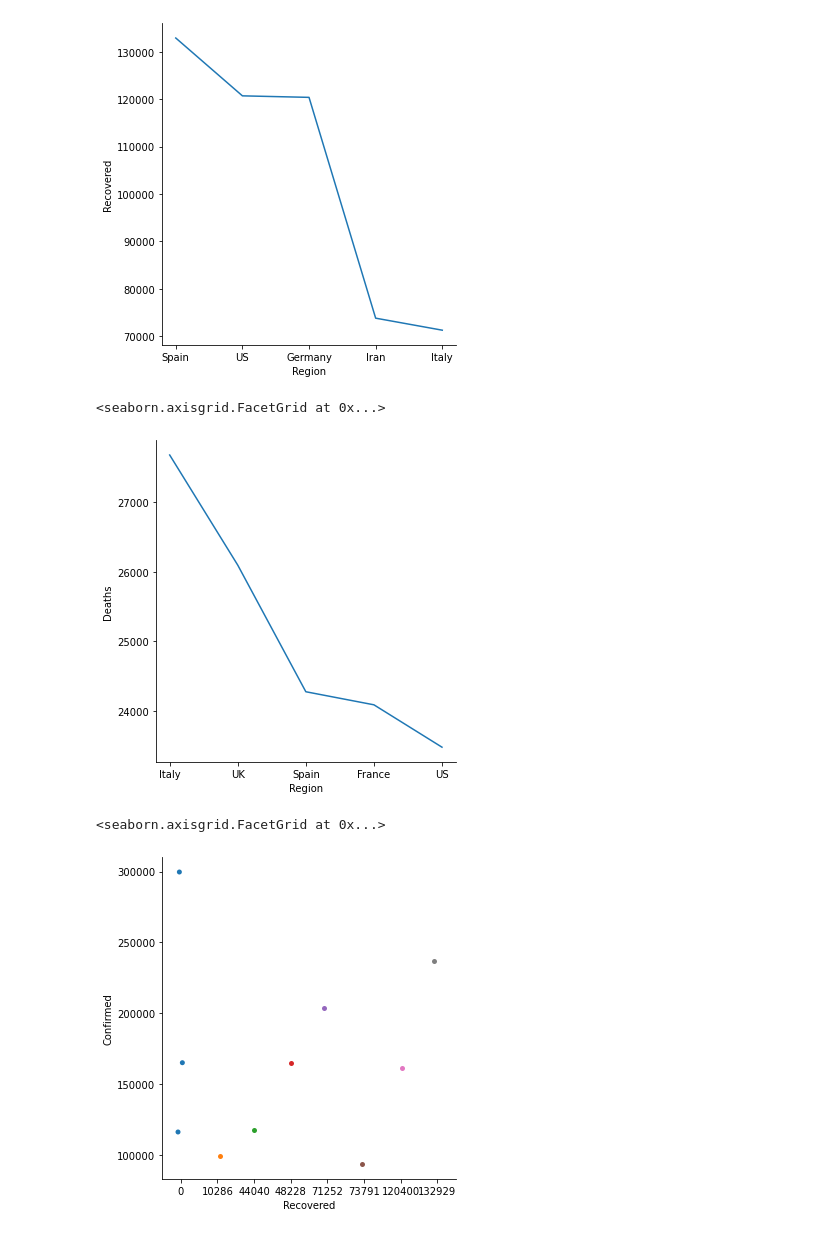
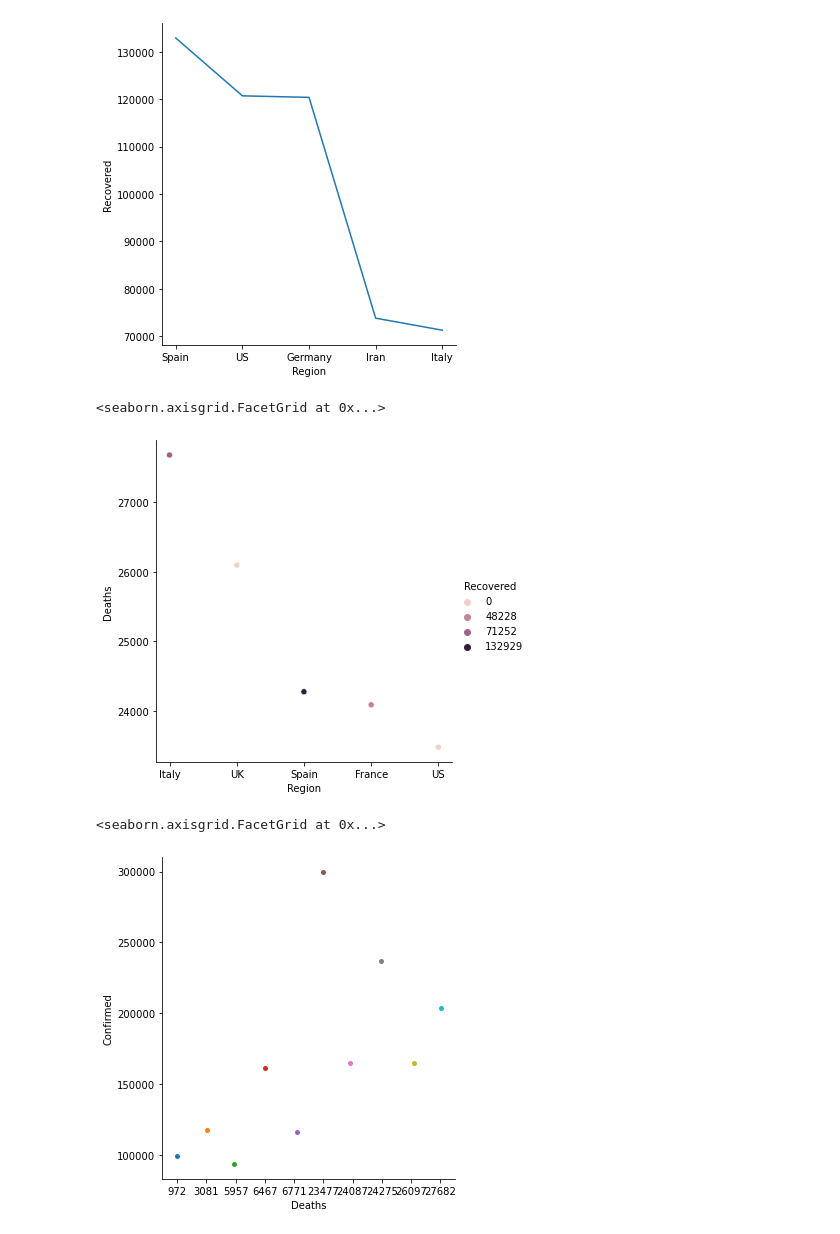
Before and after one commit to prashannakb/Data-science-Project.github.io, a Jupyter notebook: COVID19 Data Analysis-checkpoint.ipynb, the cells around one changed output. Cells and saved outputs as stored; diff of their text form; code cells hidden in the pictures.

```diff
--- a/COVID19 Data Analysis-checkpoint.ipynb
+++ b/COVID19 Data Analysis-checkpoint.ipynb
@@ -191,13 +184,13 @@ s.relplot(x="Region",y="Recovered",kind='line',data=Data.sort_values(by=['Recove
 [figure]
 # %%
 #Relaton Between Death Case And top 5 region
-s.relplot(x="Region",y="Deaths",kind='line',data=Data.sort_values(by=['Deaths'], ascending=False).head(5))
+s.relplot(x="Region",y="Deaths",hue="Recovered",data=Data.sort_values(by=['Deaths'], ascending=False).head(5))
 # %% [output]
 <seaborn.axisgrid.FacetGrid at 0x...>
-[figure, old version]
+[figure, new version]
 # %%
-#Relaton Between Confirmed Case And Recovered Cases in top 10 red jone region
-s.catplot(x="Recovered",y="Confirmed",data=Data.sort_values(by=['Confirmed'], ascending=False).head(10))
+#Relaton Between Confirmed Case And Deaths Cases in top 10 red jone region
+s.catplot(x="Deaths",y="Confirmed",data=Data.sort_values(by=['Confirmed'], ascending=False).head(10))
 # %% [output]
 <seaborn.axisgrid.FacetGrid at 0x...>
-[figure, old version]
+[figure, new version]
```
Also changed, not shown: parts of 5 cells of this notebook, 1 other file.
